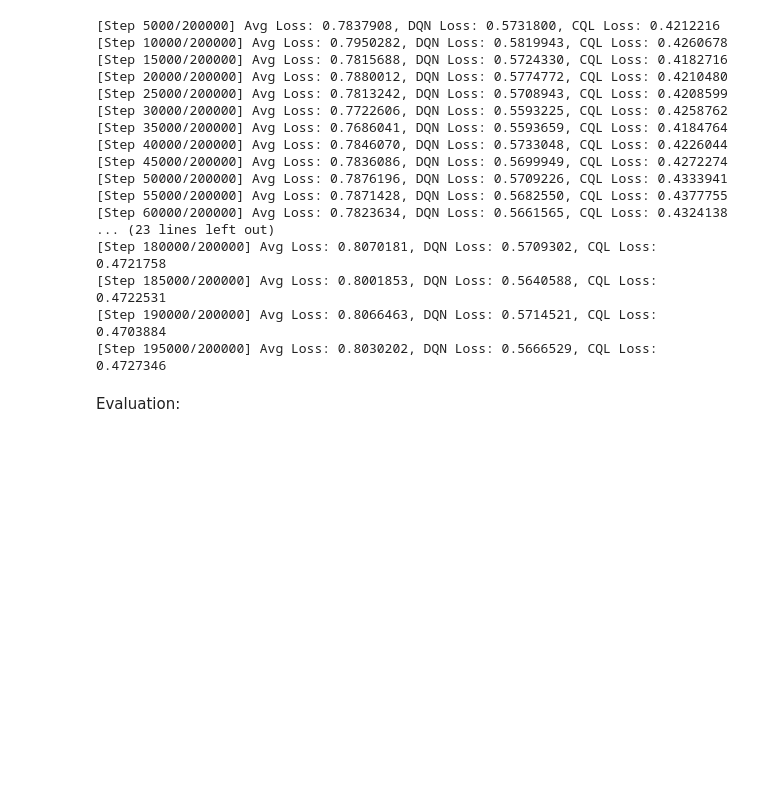
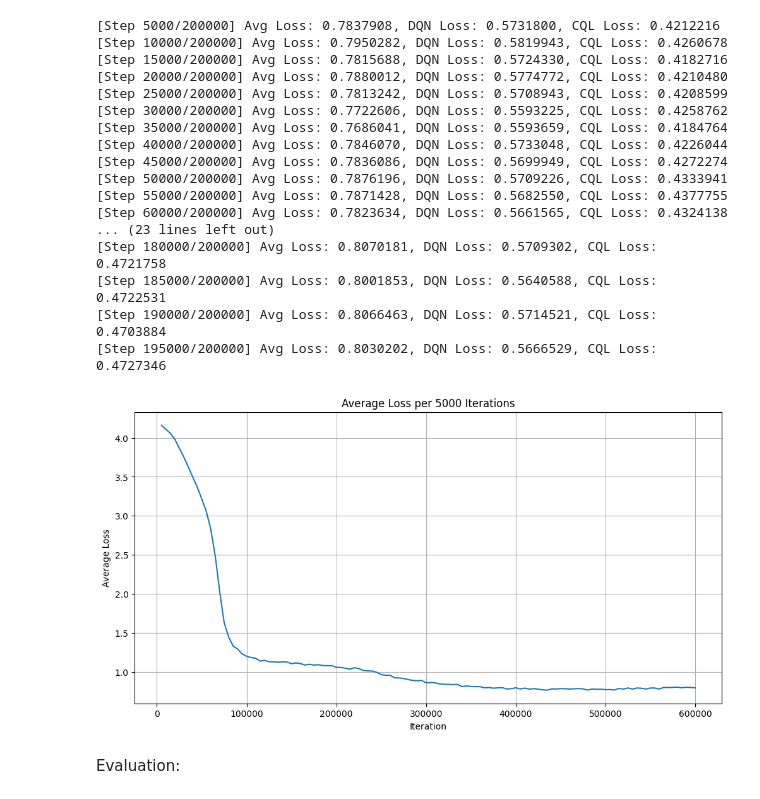
Before and after one commit to RuoqingEvelineWang/CS5446, a Jupyter notebook: notebooks/Celine-Hypotension-2.ipynb, the cells around one changed output. Saved outputs shown, nothing was run; the diff lists cells and outputs as text; code cells hidden in the pictures; blank space fills up the shorter version.

Commit message:
Update training loss plot

```diff
--- a/notebooks/Celine-Hypotension-2.ipynb
+++ b/notebooks/Celine-Hypotension-2.ipynb
@@ -1117,6 +1117,25 @@ distributional_dqn_agent.train(replay_buffer, num_steps=200000)
 # save model
 # torch.save(distributional_dqn_agent, "../models/DistributionalDQN/distributional_dqn_agent.pth")
 # distributional_dqn_agent.save_model(filepath="../models/DistributionalDQN/model.pth")
+# %%
+losses = distributional_dqn_agent.losses
+
+num_chunks = len(losses) // 5000
+
+avg_losses = np.mean(np.array(losses[:num_chunks*5000]).reshape(-1, 5000), axis=1)
+
+x = np.arange(1, num_chunks + 1) * 5000
+
+plt.figure(figsize=(12, 6))
+plt.plot(x, avg_losses)
+plt.title('Average Loss per 5000 Iterations')
+plt.xlabel('Iteration')
+plt.ylabel('Average Loss')
+plt.grid(True)
+
+plt.show()
+# %% [output]
+[figure, added]
 # %% [markdown]
 Evaluation:
 # %%
```
Also changed, not shown: parts of 1 cell of this notebook.
